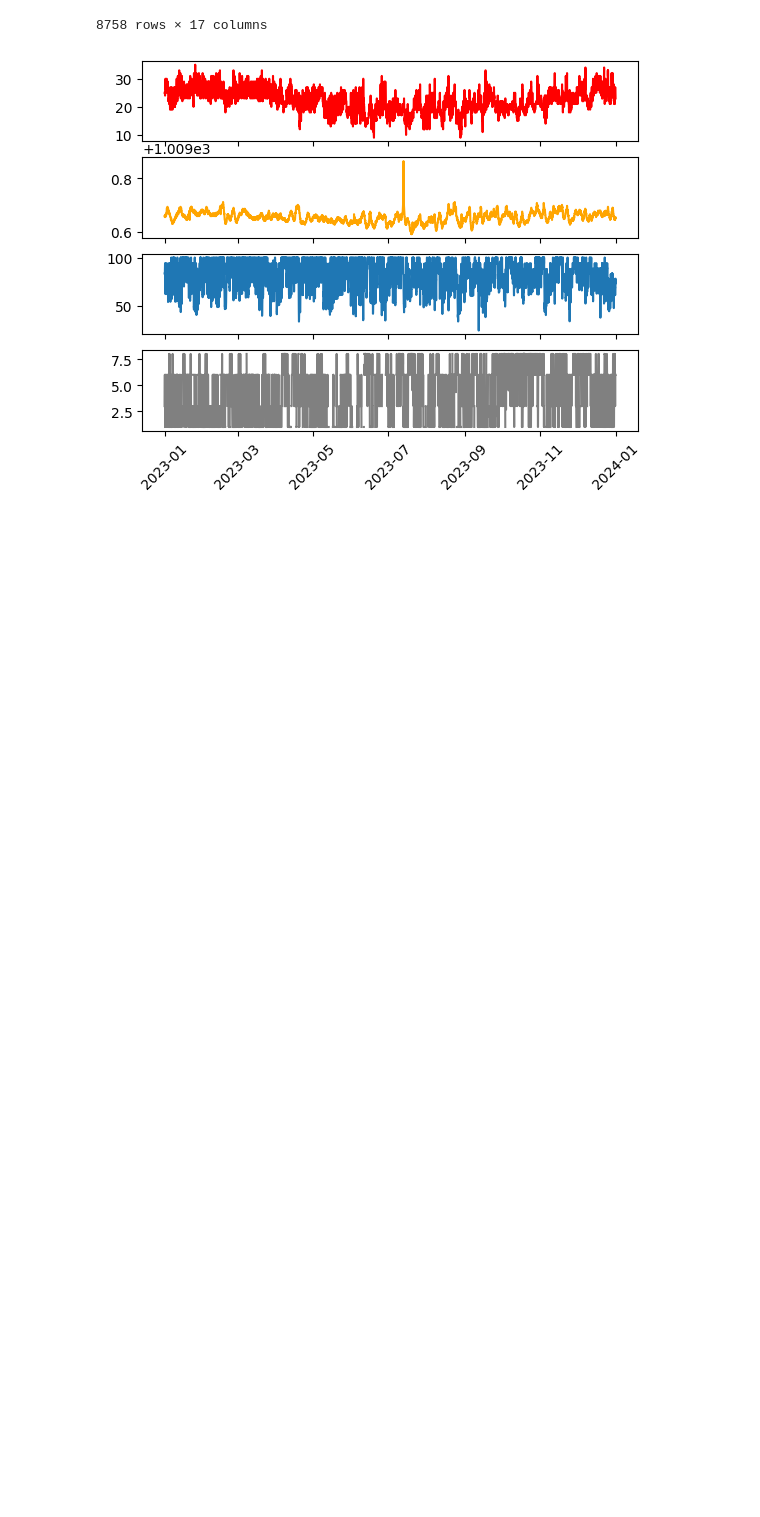
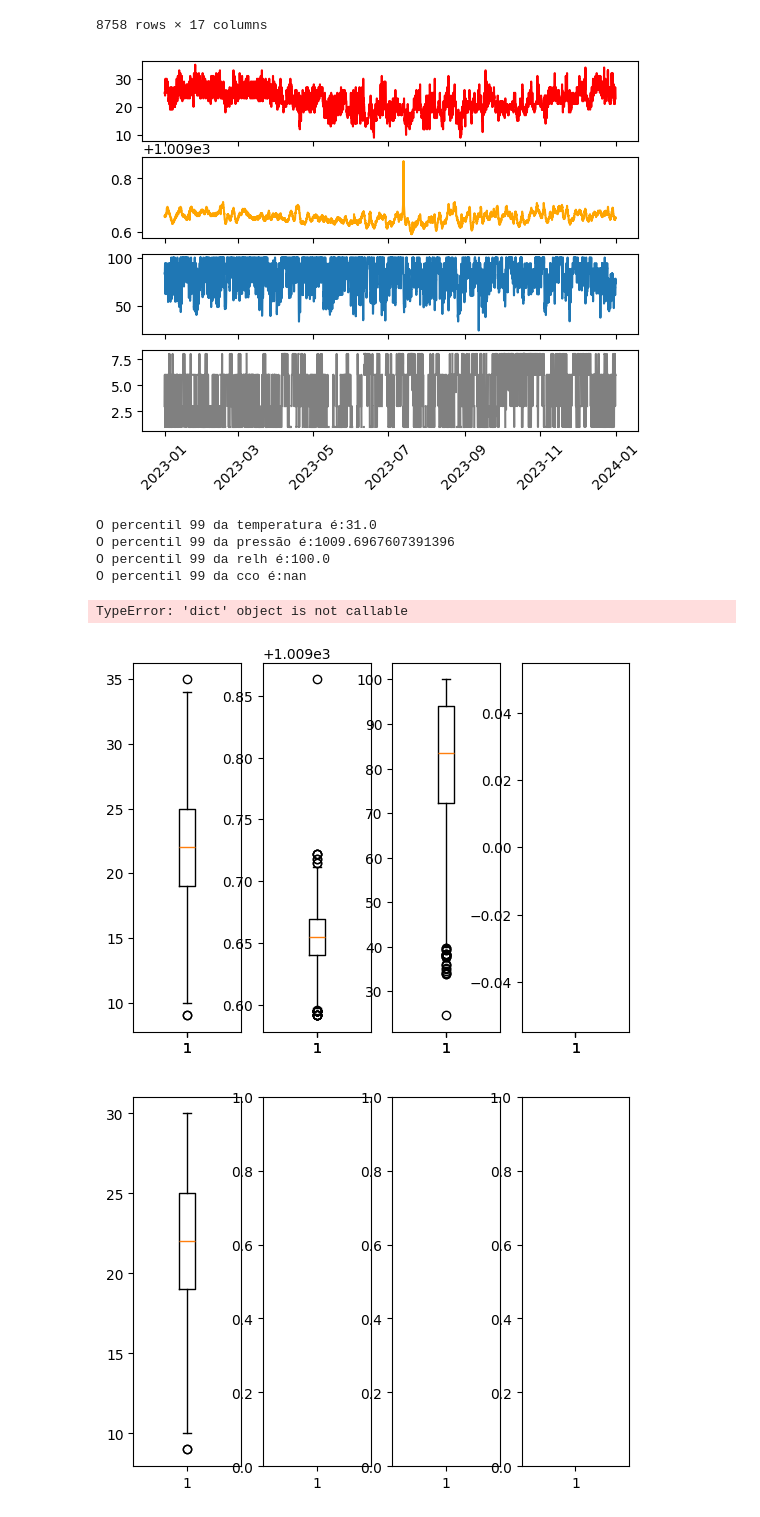
Before and after one commit to brunaboscato/ENS5173_20241, a Jupyter notebook: Atividade02.ipynb, the cells around one changed output. Drawn from its saved outputs; the diff is of its cells as text; code cells hidden in the pictures; blank space fills up the shorter version.

```diff
--- a/Atividade02.ipynb
+++ b/Atividade02.ipynb
@@ -113,6 +113,38 @@ ax[3].plot(metSuperficie['datetime'],metSuperficie['cco'],color='gray')
 ax[3].tick_params(axis='x', rotation=45)
 # %% [output]
 [figure]
+# %%
+# Fazendo boxplot das variáveis
+fig,ax = plt.subplots(1,4,sharex=True)
+ax[0].boxplot(metSuperficie['temp'])
+ax[1].boxplot(metSuperficie['p'])
+ax[2].boxplot(metSuperficie['relh'])
+ax[3].boxplot(metSuperficie['cco'])
+
+# Removendo valores acima do percentil 95°
+import numpy as np
+temp99 = np.percentile(metSuperficie['temp'],99)
+print('O percentil 99 da temperatura é:' + str(temp99))
+p99 = np.percentile(metSuperficie['p'],99)
+print('O percentil 99 da pressão é:' + str(p99))
+relh99 = np.percentile(metSuperficie['relh'],99)
+print('O percentil 99 da relh é:' + str(relh99))
+cco99 = np.percentile(metSuperficie['cco'],99)
+print('O percentil 99 da cco é:' + str(cco99))
+
+fig,ax = plt.subplots(1,4,sharex=True)
+ax[0].boxplot(metSuperficie['temp'][metSuperficie['temp']<temp99]) (...)
+ax[1].boxplot(metSuperficie['p'][metSuperficie['p']<p99])
+ax[2].boxplot(metSuperficie['relh'][metSuperficie['relh']<relh99])
+ax[3].boxplot(metSuperficie['cco'][metSuperficie['cco']<relh99])
+# %% [output]
+O percentil 99 da temperatura é:31.0
+O percentil 99 da pressão é:1009.6967607391396
+O percentil 99 da relh é:100.0
+O percentil 99 da cco é:nan
+TypeError: 'dict' object is not callable
+[figure, added]
+[figure, added]
 # %%
 # Estatísticas dos dados
 metSuperficie.set_index('datetime', inplace=True)
```
Also changed, not shown: parts of 4 cells of this notebook.
